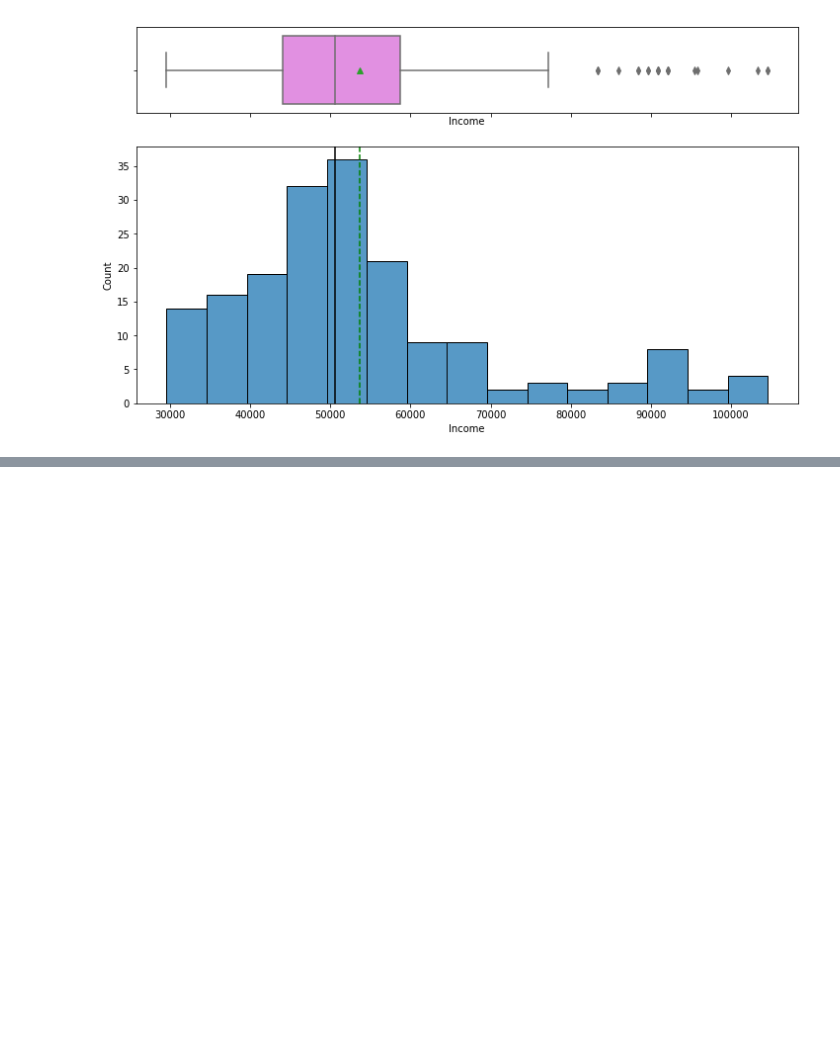
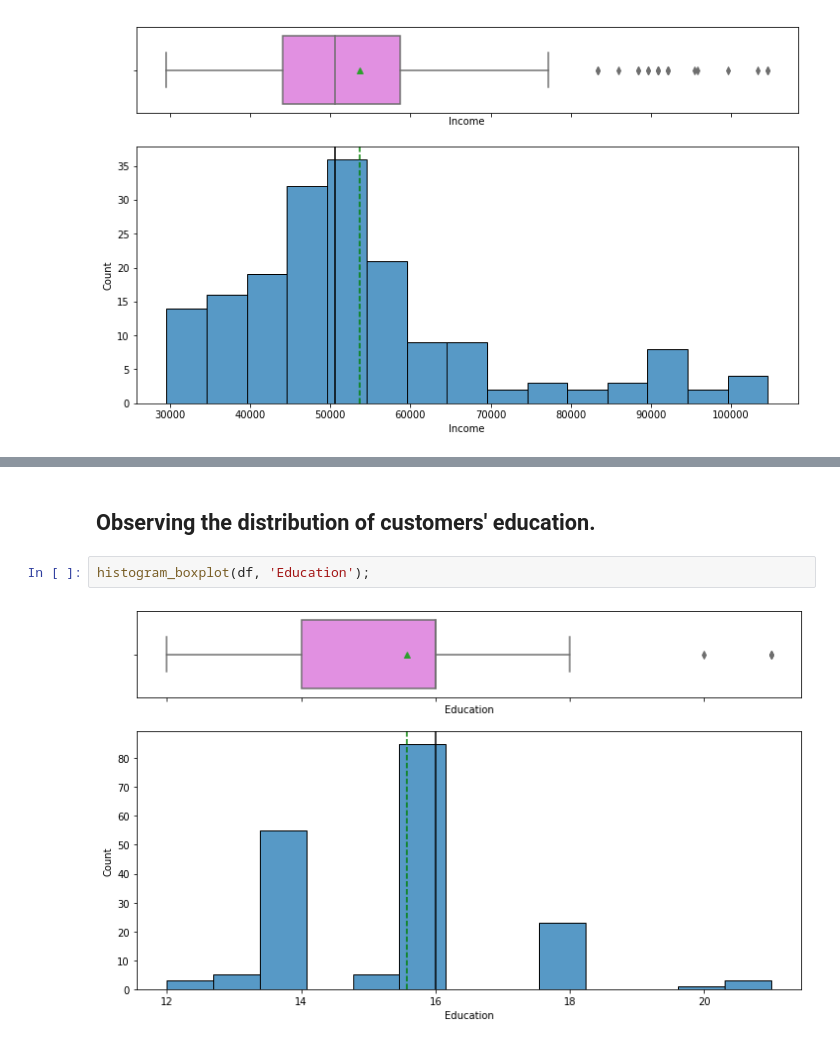
Before and after one commit to Isaac009/PGP-AIML, a Jupyter notebook: Projects/CardioGoodProject copy.ipynb, the cells around one changed output, grey strips where cells are left out. Cells and saved outputs as stored; diff of their text form; blank space fills up the shorter version.

```diff
--- a/Projects/CardioGoodProject copy.ipynb
+++ b/Projects/CardioGoodProject copy.ipynb
@@ -222,0 +227,6 @@ histogram_boxplot(df, 'Income')
+# %% [markdown]
+## Observing the distribution of customers' education.
+# %%
+histogram_boxplot(df, 'Education');
+# %% [output]
+[figure, added]
```
Also changed, not shown: parts of 19 cells of this notebook.
